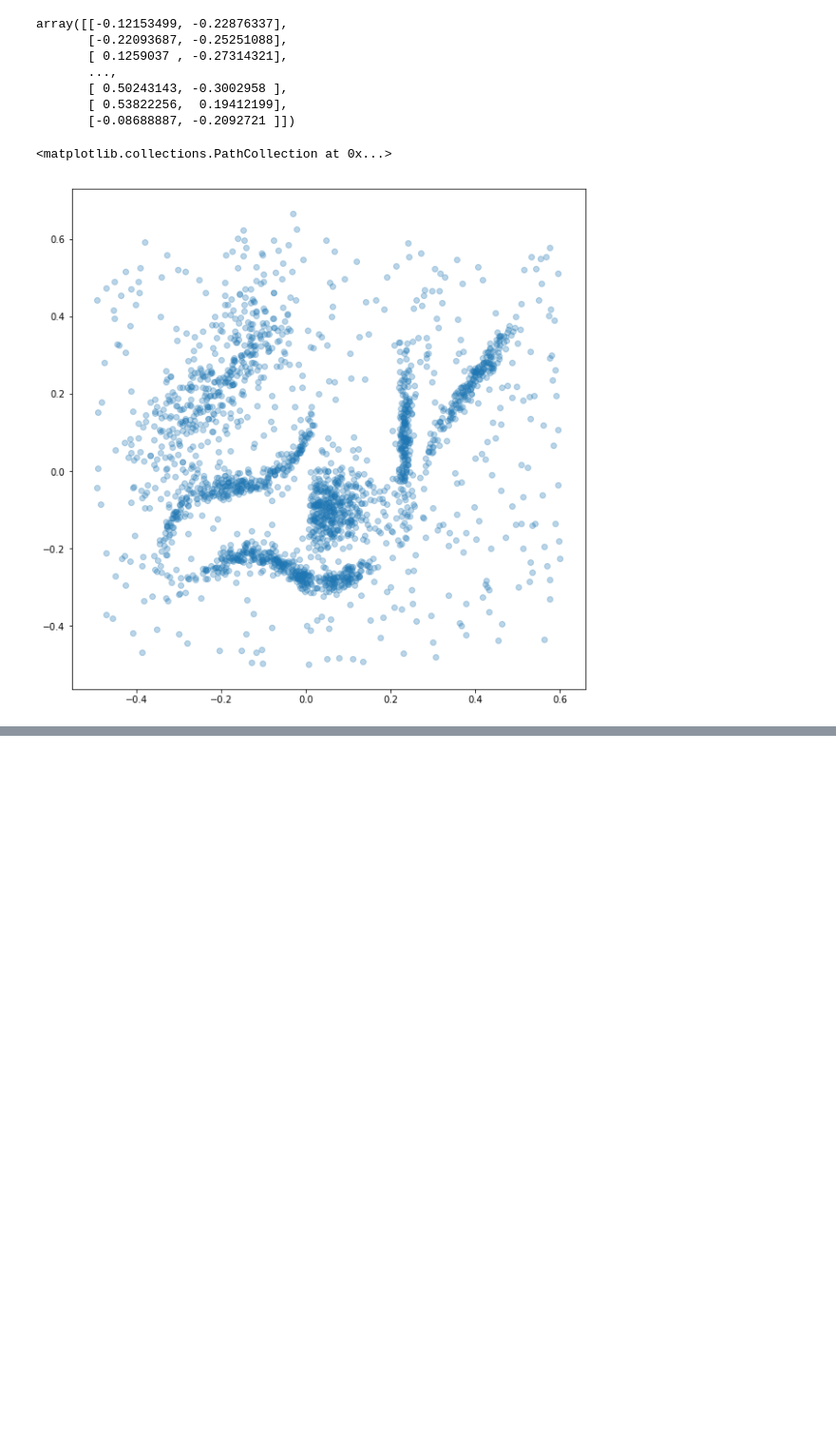
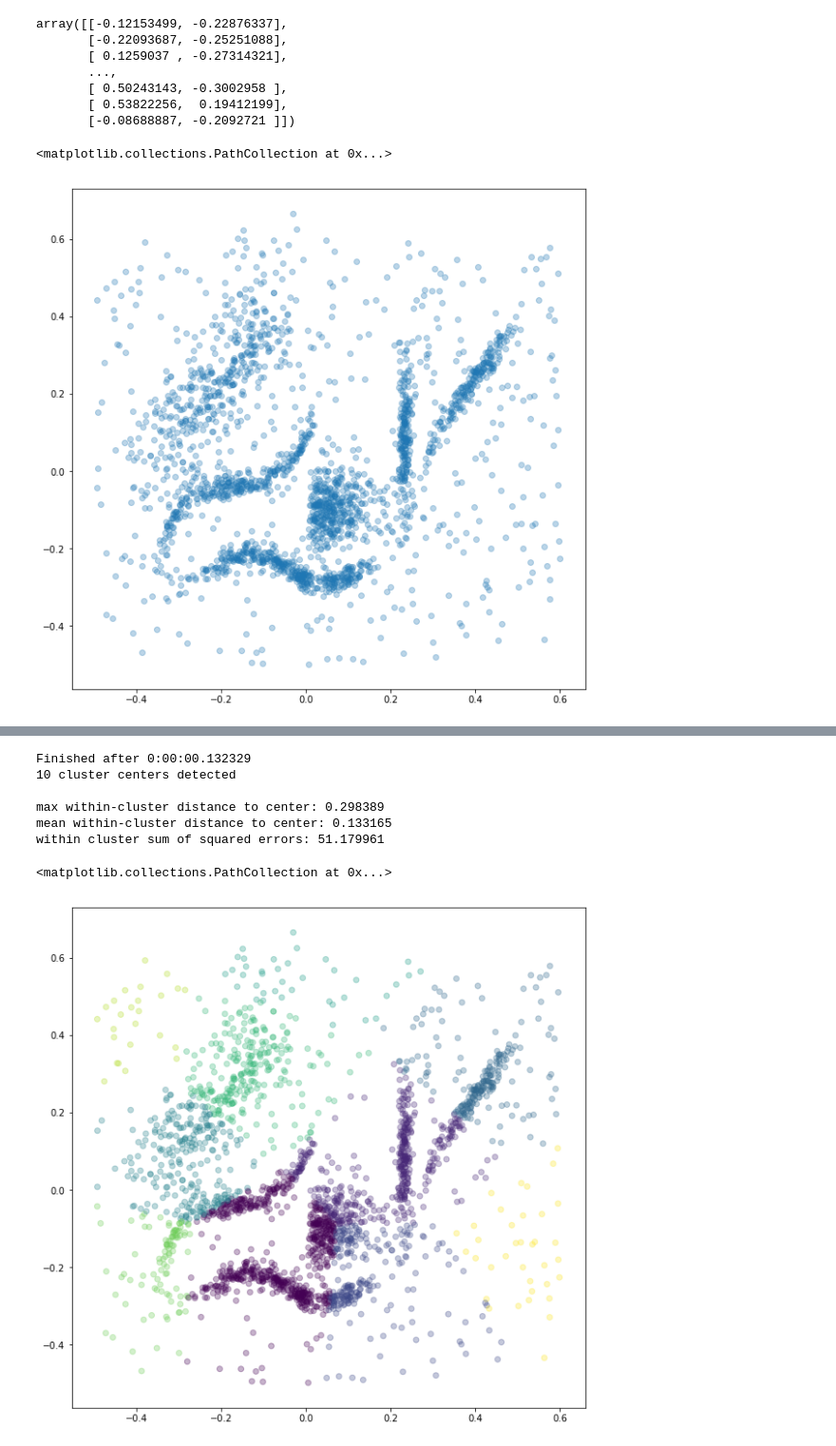
Before and after one commit to clustertoolsgroup/clustertools_project, a Jupyter notebook: example_notebook.ipynb, the cells around one changed output, grey strips where cells are left out. Shown: that part at 95% size. Cells and saved outputs as stored; diff of their text form; code cells hidden in the pictures; blank space fills up the shorter version.

```diff
--- a/example_notebook.ipynb
+++ b/example_notebook.ipynb
@@ -45,0 +48,17 @@ plt.scatter(x[:,0],x[:,1],alpha=.3,c =labels)
+# %%
+reg = Regspace(x,10,.3)
+# %%
+labels = reg.cluster_labels
+# %% [output]
+Finished after 0:00:00.132329
+10 cluster centers detected
+
+max within-cluster distance to center: 0.298389
+mean within-cluster distance to center: 0.133165
+within cluster sum of squared errors: 51.179961
+# %%
+plt.figure(figsize=(10,10))
+plt.scatter(x[:,0],x[:,1],alpha=.3,c =labels)
+# %% [output]
+<matplotlib.collections.PathCollection at 0x...>
+[figure, added]
```
Also changed, not shown: parts of 7 cells of this notebook, 1 other file.
